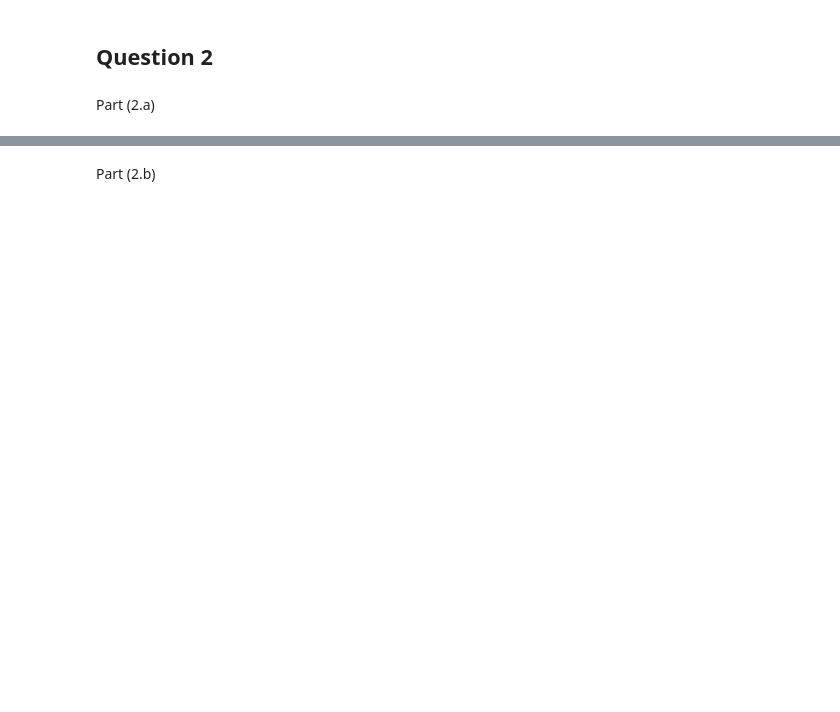
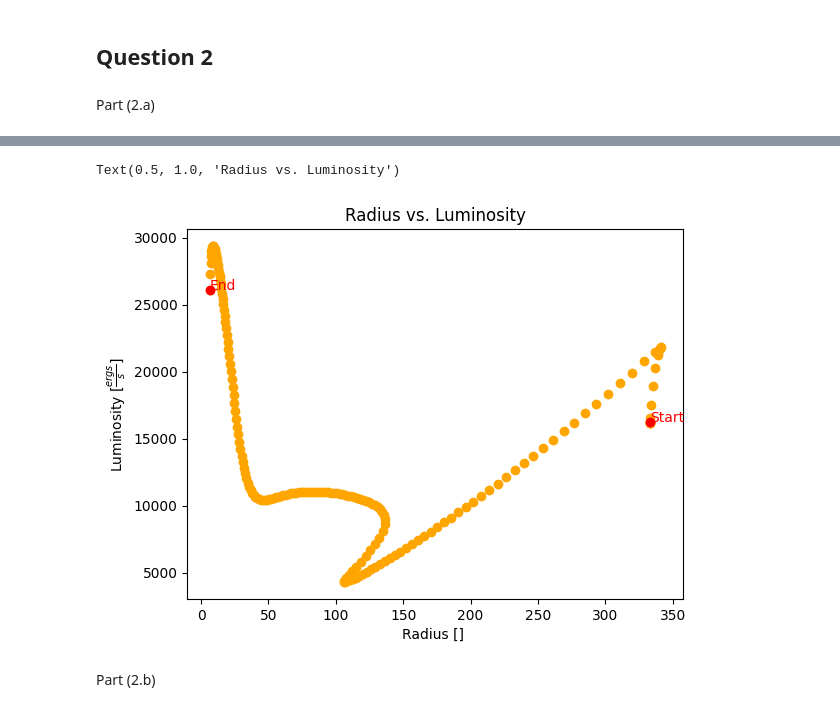
Before and after one commit to AtomLikeInPhysics/Stellar-Astrophysics, a Jupyter notebook: Homework 3 Assignment/Homework 3 Code.ipynb, the cells around one changed output, grey strips where cells are left out. Cells and saved outputs as stored; diff of their text form; code cells hidden in the pictures; blank space fills up the shorter version.

```diff
--- a/Homework 3 Assignment/Homework 3 Code.ipynb
+++ b/Homework 3 Assignment/Homework 3 Code.ipynb
@@ -62,2 +113,14 @@ Part (2.a)
+# %%
+plt.scatter(history['radius'],history['luminosity'], c='orange')
+plt.scatter(history['radius'][0],history['luminosity'][0], c='r')
+plt.scatter(history['radius'][-1],history['luminosity'][-1], c='r')
+plt.text(history['radius'][0],history['luminosity'][0], 'Start',c='r')
+plt.text(history['radius'][-1],history['luminosity'][-1], 'End',c='r')
+plt.xlabel('Radius [] ')
+plt.ylabel(r'Luminosity [$\frac{ergs}{s}$]')
+plt.title('Radius vs. Luminosity')
+# %% [output]
+Text(0.5, 1.0, 'Radius vs. Luminosity')
+[figure, added]
 # %% [markdown]
 Part (2.b)
```
Also changed, not shown: parts of 18 cells of this notebook, 9 other files.
